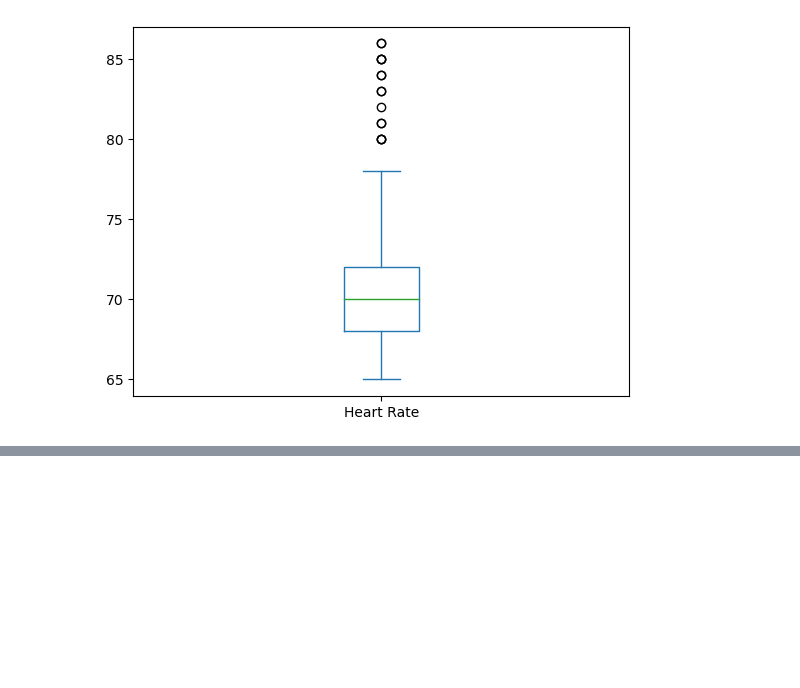
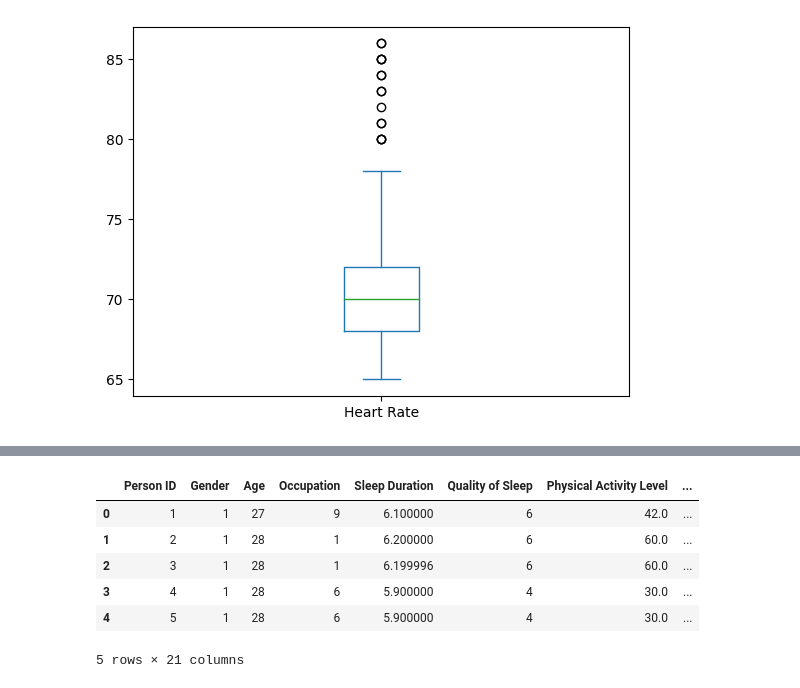
Before and after one commit to FrederickAlmeida/Data-Science-Project, a Jupyter notebook: exploratory_analysis.ipynb, the cells around one changed output, grey strips where cells are left out. Cells and saved outputs as stored; diff of their text form; code cells hidden in the pictures; blank space fills up the shorter version.

```diff
--- a/exploratory_analysis.ipynb
+++ b/exploratory_analysis.ipynb
@@ -338,0 +399,18 @@ discretized_dataset["Daily Steps"].plot.box()
+# %%
+outlier_dataframe["Blood Pressure"] = outlier_dataframe["Blood Pressure"].astype("category")
+
+
+outlier_dataframe["Gender"] = outlier_dataframe["Gender"].cat.codes
+outlier_dataframe["Occupation"] = outlier_dataframe["Occupation"].cat.codes
+outlier_dataframe["BMI Category"] = outlier_dataframe["BMI Category"].cat.codes
+outlier_dataframe["Sleep Disorder"] = outlier_dataframe["Sleep Disorder"].cat.codes
+outlier_dataframe["Blood Pressure"] = outlier_dataframe["Blood Pressure"].cat.codes
+outlier_dataframe.head()
+# %% [output]
+|  | Person ID | Gender | Age | Occupation | Sleep Duration | Quality of Sleep | Physical Activity Level | ... |
+| 0 | 1 | 1 | 27 | 9 | 6.100000 | 6 | 42.0 | ... |
+| 1 | 2 | 1 | 28 | 1 | 6.200000 | 6 | 60.0 | ... |
+| 2 | 3 | 1 | 28 | 1 | 6.199996 | 6 | 60.0 | ... |
+| 3 | 4 | 1 | 28 | 6 | 5.900000 | 4 | 30.0 | ... |
+| 4 | 5 | 1 | 28 | 6 | 5.900000 | 4 | 30.0 | ... |
+5 rows × 21 columns
```
Also changed, not shown: parts of 11 cells of this notebook.
